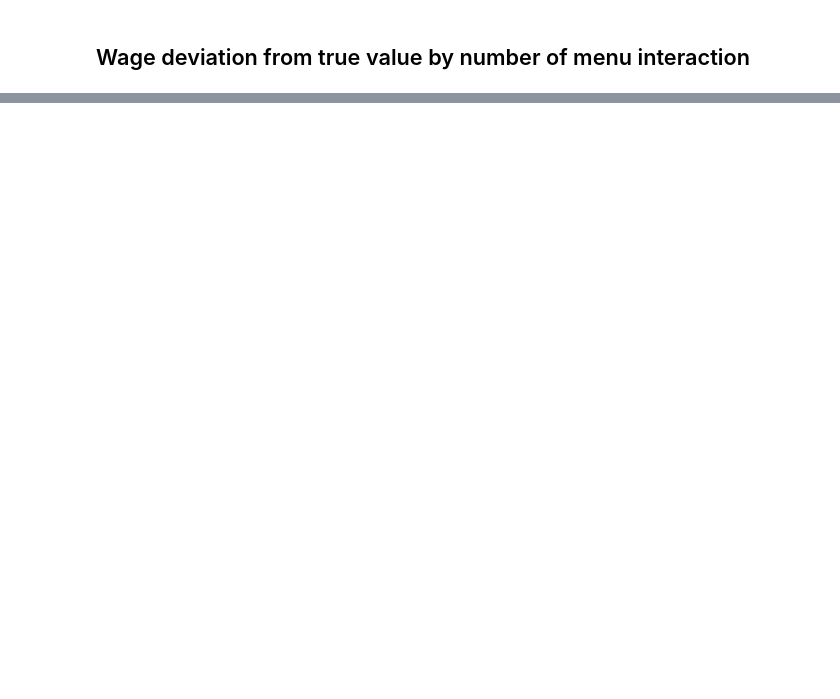
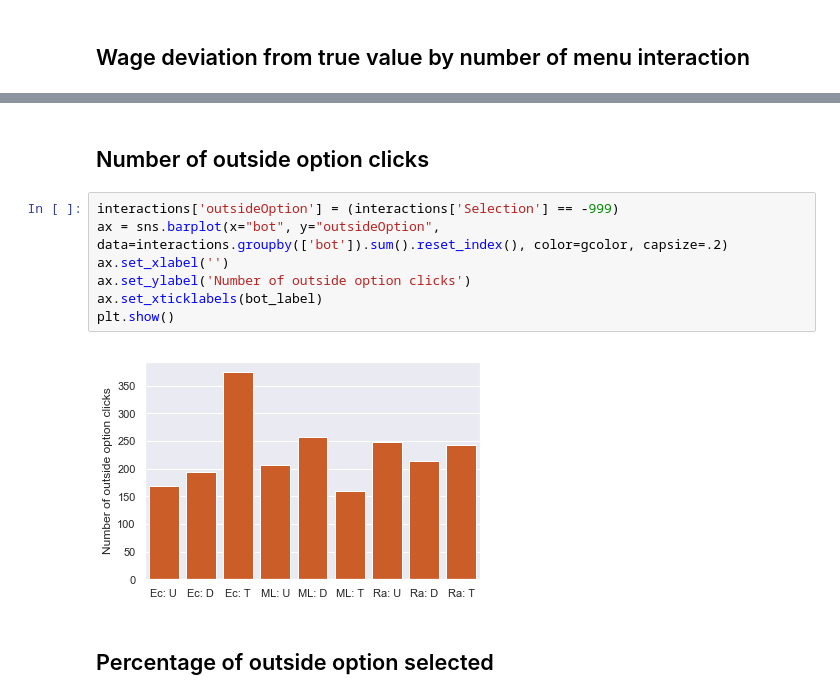
Before and after one commit to ConsiliumBots/consiliumbots.github.io, a Jupyter notebook: Chatbot_daily_Progress.ipynb, the cells around one changed output, grey strips where cells are left out. Drawn from its saved outputs; the diff is of its cells as text; blank space fills up the shorter version.

```diff
--- a/Chatbot_daily_Progress.ipynb
+++ b/Chatbot_daily_Progress.ipynb
@@ -240,0 +333,13 @@ plt.show()
+# %% [markdown]
+## Number of outside option clicks
+# %%
+interactions['outsideOption'] = (interactions['Selection'] == -999)
+ax = sns.barplot(x="bot", y="outsideOption", data=interactions.groupby(['bot']).sum().reset_index(), color=gcolor, capsize=.2)
+ax.set_xlabel('')
+ax.set_ylabel('Number of outside option clicks')
+ax.set_xticklabels(bot_label)
+plt.show()
+# %% [output]
+[figure, added]
+# %% [markdown]
+## Percentage of outside option selected
```
Also changed, not shown: parts of 12 cells of this notebook, 1 other file.
